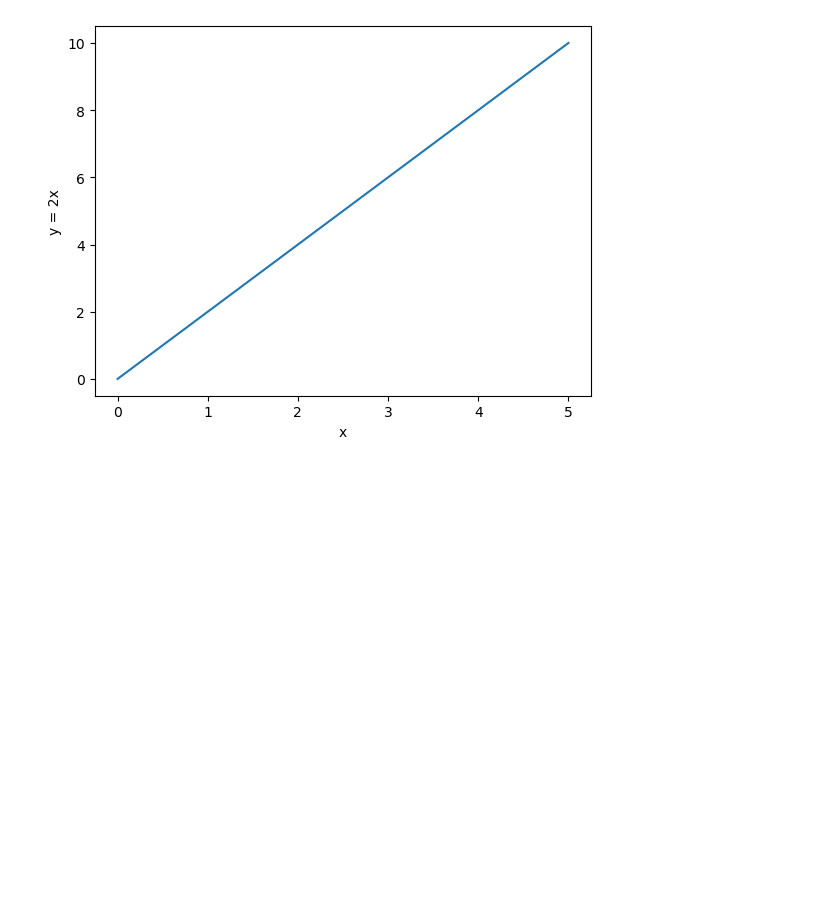
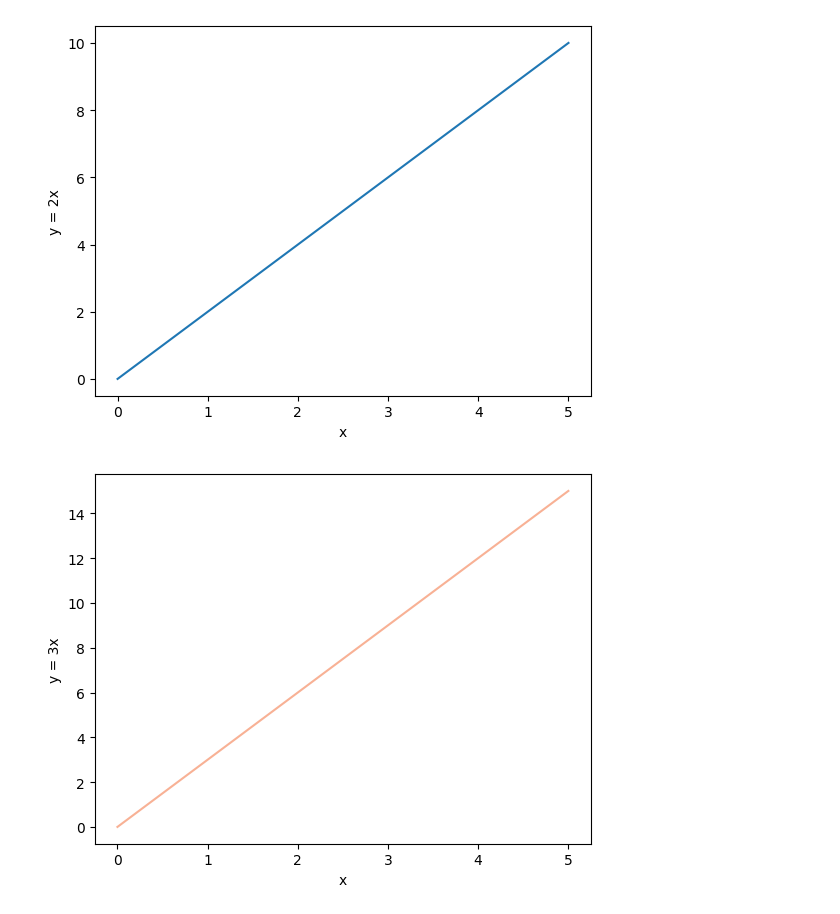
Before and after one commit to ymatsumu/highschool2023, a Jupyter notebook: homework/hw_plot.ipynb, the cells around one changed output. Cells and saved outputs as stored; diff of their text form; code cells hidden in the pictures; blank space fills up the shorter version.

```diff
--- a/homework/hw_plot.ipynb
+++ b/homework/hw_plot.ipynb
@@ -24,3 +21,16 @@ plt.show()
+# %%
+# Q2 - Sophia
+# Plot y = 3x
+x = np.linspace(0, 5, 15)
+y = x*3
+
+plt.figure()
+plt.plot(x, y, "#F8B195")
+plt.xlabel('x')
+plt.ylabel('y = 3x')
+plt.show()
+# %% [output]
+[figure, added]
 # %%
 # Q3
 # Plot y = log(x) # use numpy log function
```
Also changed, not shown: parts of 1 cell of this notebook, 3 other files.
